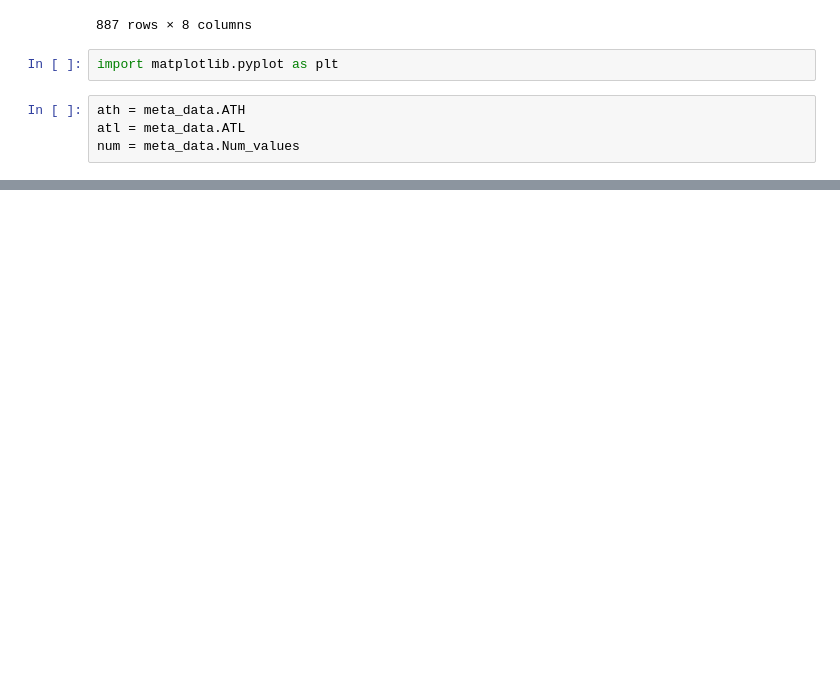
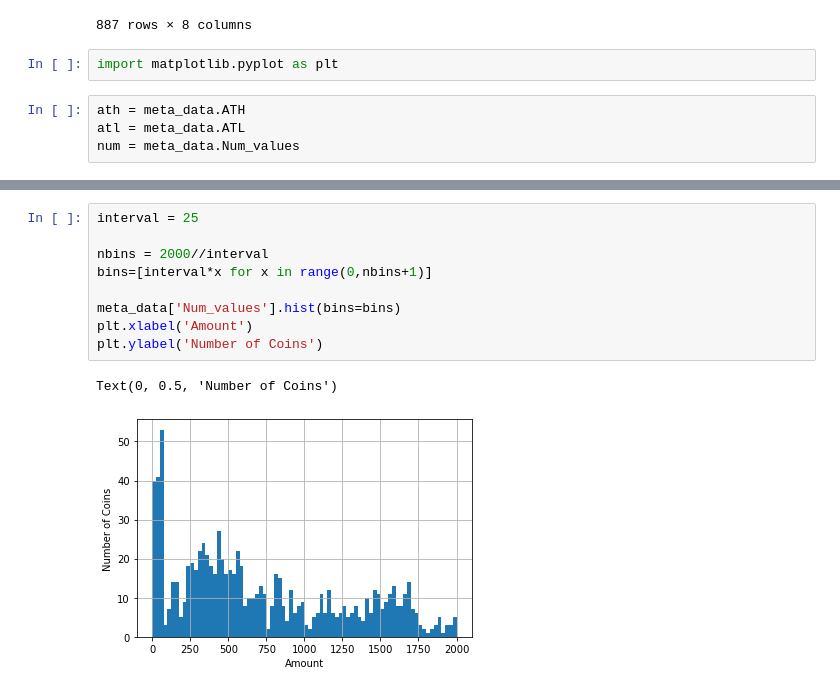
Before and after one commit to samjdedes/time_series_analysis, a Jupyter notebook: notebooks/EDA.ipynb, the cells around one changed output, grey strips where cells are left out. Saved outputs shown, nothing was run; the diff lists cells and outputs as text; blank space fills up the shorter version.

```diff
--- a/notebooks/EDA.ipynb
+++ b/notebooks/EDA.ipynb
@@ -211,0 +238,12 @@ Text(0.5, 0.9, 'Highs, Lows vs Number of Data Points')
+# %%
+interval = 25
+
+nbins = 2000//interval
+bins=[interval*x for x in range(0,nbins+1)]
+
+meta_data['Num_values'].hist(bins=bins)
+plt.xlabel('Amount')
+plt.ylabel('Number of Coins')
+# %% [output]
+Text(0, 0.5, 'Number of Coins')
+[figure, added]
```
Also changed, not shown: parts of 15 cells of this notebook.
